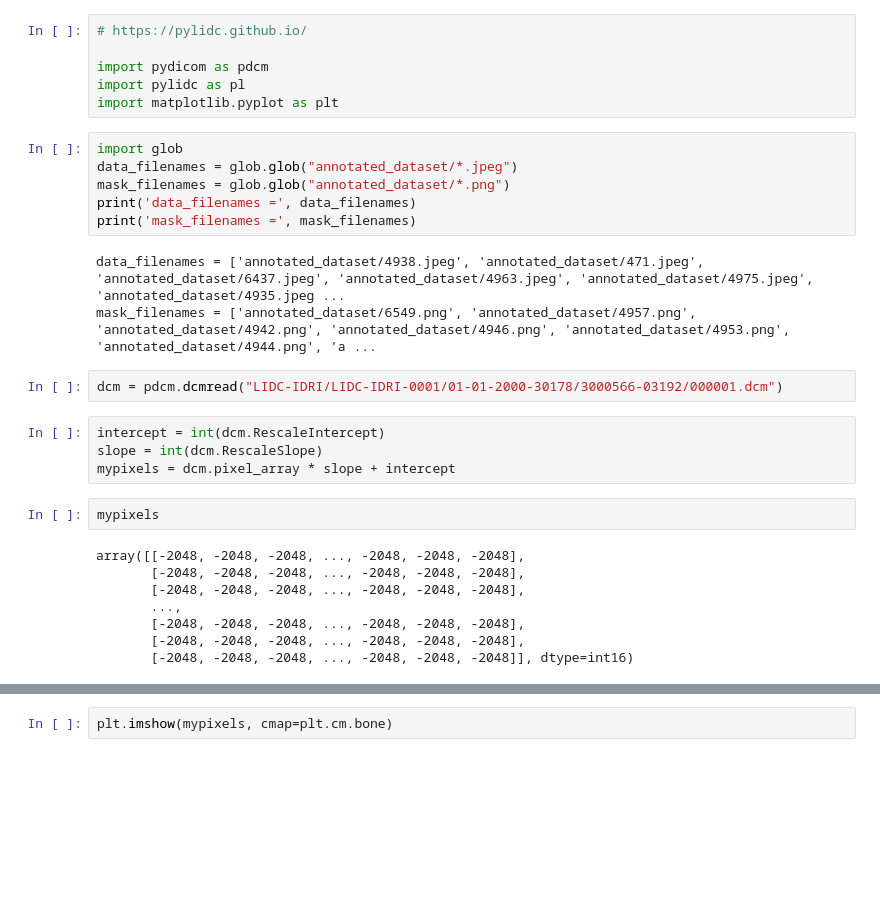
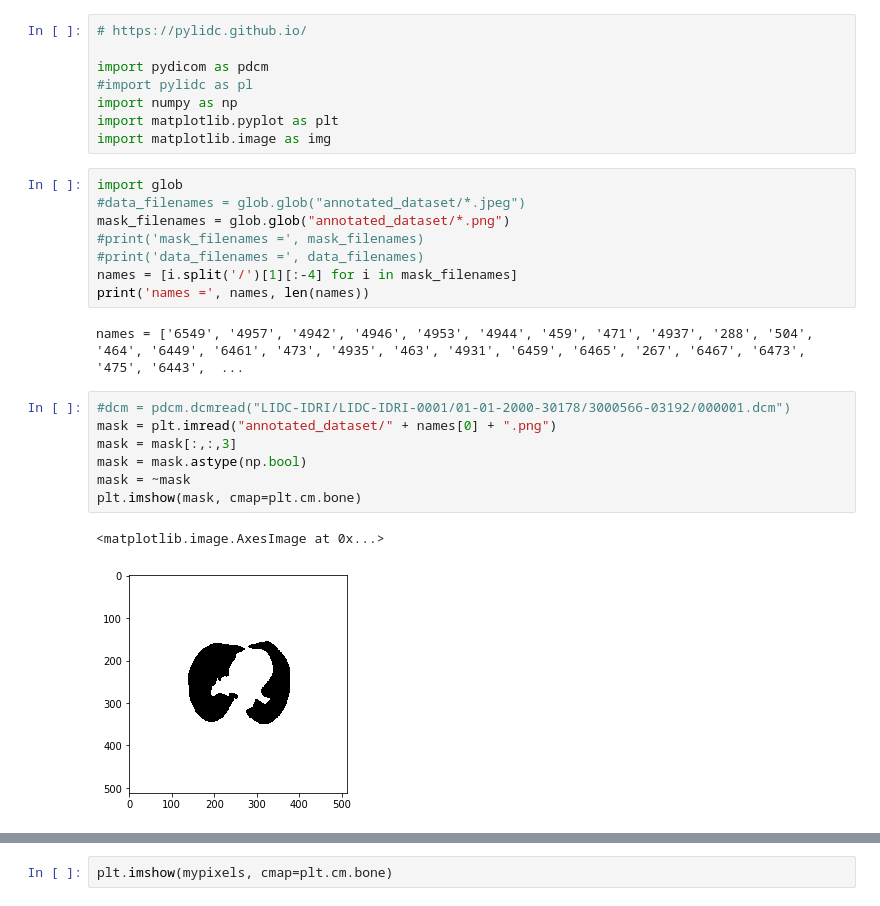
Before and after one commit to panko/thesis, a Jupyter notebook: code/experiment_data.ipynb, the cells around one changed output, grey strips where cells are left out. Cells and saved outputs as stored; diff of their text form; blank space fills up the shorter version.

Commit message:
mask the annotated dataset

```diff
--- a/code/experiment_data.ipynb
+++ b/code/experiment_data.ipynb
@@ -2,30 +2,27 @@
 # https://pylidc.github.io/
 
 import pydicom as pdcm
-import pylidc as pl
+#import pylidc as pl
+import numpy as np
 import matplotlib.pyplot as plt
+import matplotlib.image as img
 # %%
 import glob
-data_filenames = glob.glob("annotated_dataset/*.jpeg")
+#data_filenames = glob.glob("annotated_dataset/*.jpeg")
 mask_filenames = glob.glob("annotated_dataset/*.png")
-print('data_filenames =', data_filenames)
-print('mask_filenames =', mask_filenames)
+#print('mask_filenames =', mask_filenames)
+#print('data_filenames =', data_filenames)
+names = [i.split('/')[1][:-4] for i in mask_filenames]
+print('names =', names, len(names))
 # %% [output]
-data_filenames = ['annotated_dataset/4938.jpeg', 'annotated_dataset/471.jpeg', 'annotated_dataset/6437.jpeg', 'annotated_dataset/4963.jpeg', 'annotated_dataset/4975.jpeg', 'annotated_dataset/4935.jpeg ...
-mask_filenames = ['annotated_dataset/6549.png', 'annotated_dataset/4957.png', 'annotated_dataset/4942.png', 'annotated_dataset/4946.png', 'annotated_dataset/4953.png', 'annotated_dataset/4944.png', 'a ...
+names = ['6549', '4957', '4942', '4946', '4953', '4944', '459', '471', '4937', '288', '504', '464', '6449', '6461', '473', '4935', '463', '4931', '6459', '6465', '267', '6467', '6473', '475', '6443',  ...
 # %%
-dcm = pdcm.dcmread("LIDC-IDRI/LIDC-IDRI-0001/01-01-2000-30178/3000566-03192/000001.dcm")
+#dcm = pdcm.dcmread("LIDC-IDRI/LIDC-IDRI-0001/01-01-2000-30178/3000566-03192/000001.dcm")
+mask = plt.imread("annotated_dataset/" + names[0] + ".png")
+mask = mask[:,:,3]
+mask = mask.astype(np.bool)
+mask = ~mask
+plt.imshow(mask, cmap=plt.cm.bone)
+# %% [output]
+<matplotlib.image.AxesImage at 0x...>
+[figure, added]
-# %%
-intercept = int(dcm.RescaleIntercept)
-slope = int(dcm.RescaleSlope)
-mypixels = dcm.pixel_array * slope + intercept
-# %%
-mypixels
-# %% [output]
-array([[-2048, -2048, -2048, ..., -2048, -2048, -2048],
-       [-2048, -2048, -2048, ..., -2048, -2048, -2048],
-       [-2048, -2048, -2048, ..., -2048, -2048, -2048],
-       ...,
-       [-2048, -2048, -2048, ..., -2048, -2048, -2048],
-       [-2048, -2048, -2048, ..., -2048, -2048, -2048],
-       [-2048, -2048, -2048, ..., -2048, -2048, -2048]], dtype=int16)
```
Also changed, not shown: parts of 4 cells of this notebook, 1 other file.
